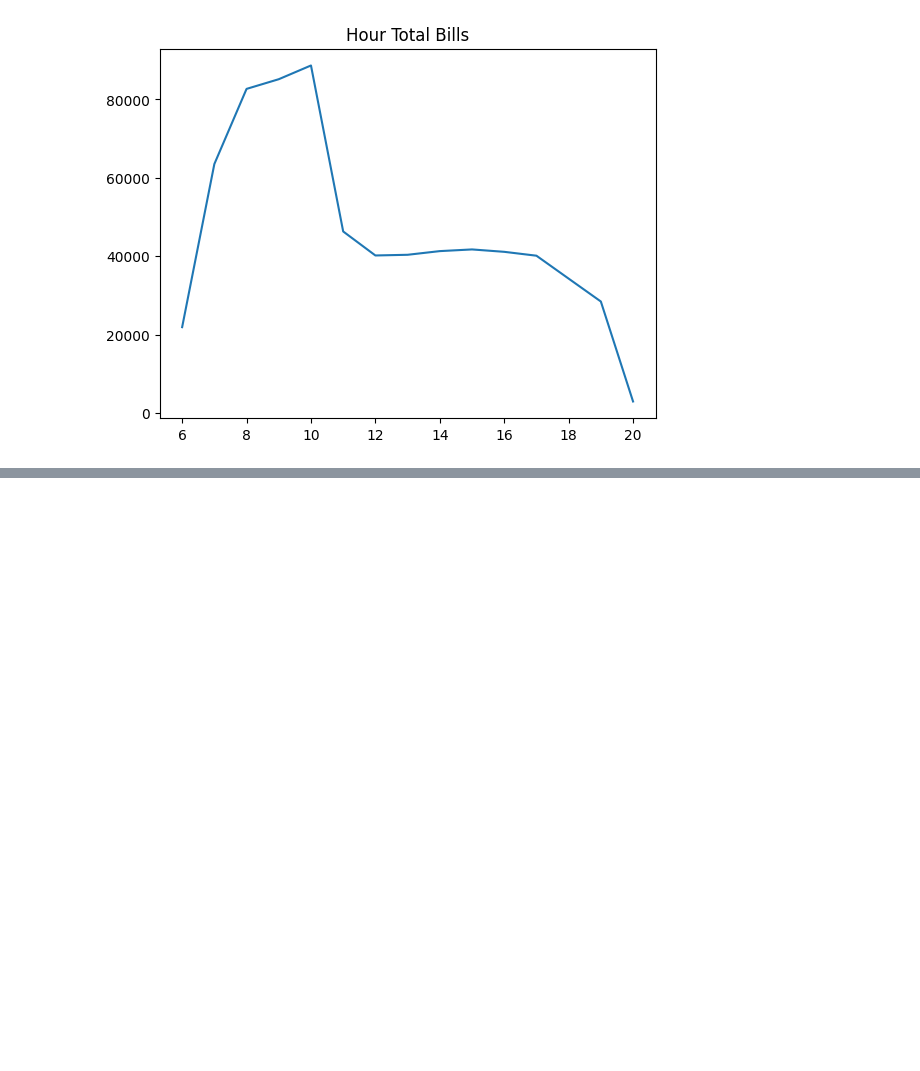
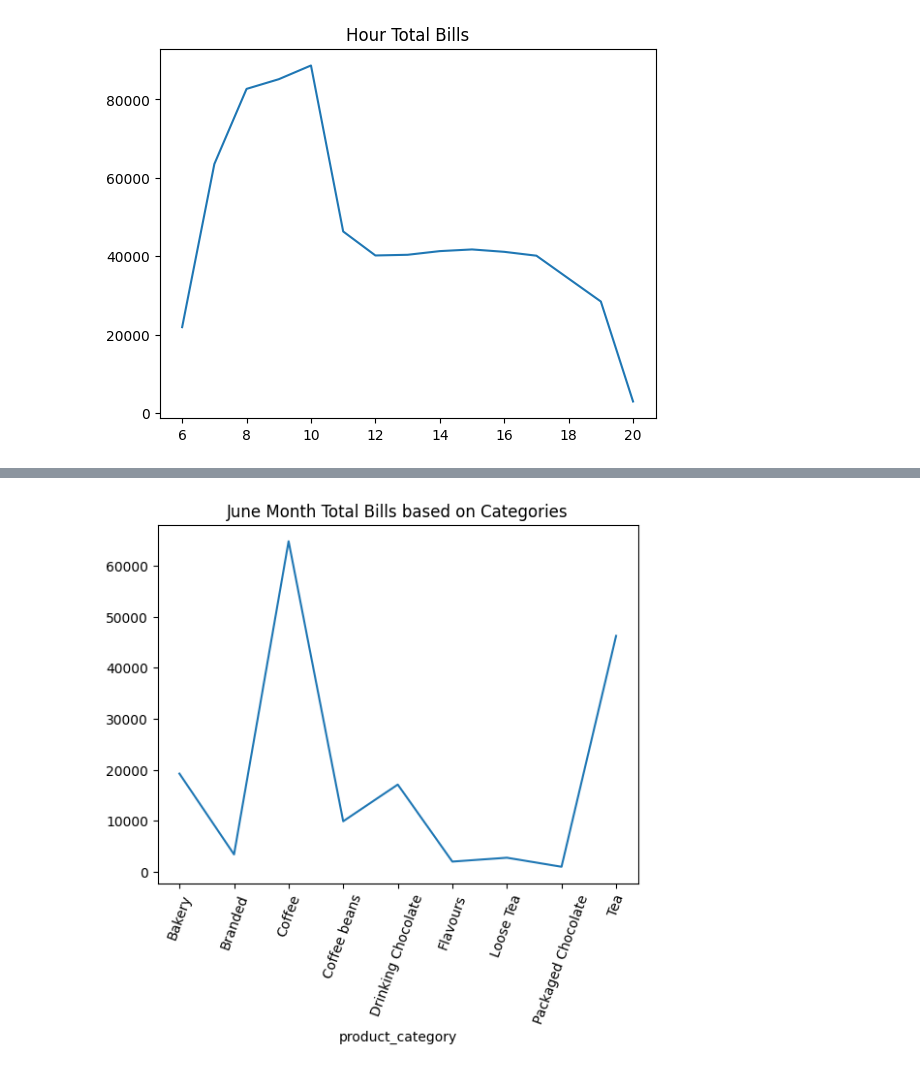
Before and after one commit to Rakesh73971/Coffee_Shop_Sales_Analysis, a Jupyter notebook: main.ipynb, the cells around one changed output, grey strips where cells are left out. Drawn from its saved outputs; the diff is of its cells as text; code cells hidden in the pictures; blank space fills up the shorter version.

```diff
--- a/main.ipynb
+++ b/main.ipynb
@@ -354,0 +392,7 @@ plt.show()
+# %%
+june_product_bills.plot(x='Products',y='Total Bills')
+plt.title('June Month Total Bills based on Categories')
+plt.xticks(rotation=70)
+plt.show()
+# %% [output]
+[figure, added]
```
Also changed, not shown: parts of 5 cells of this notebook.
